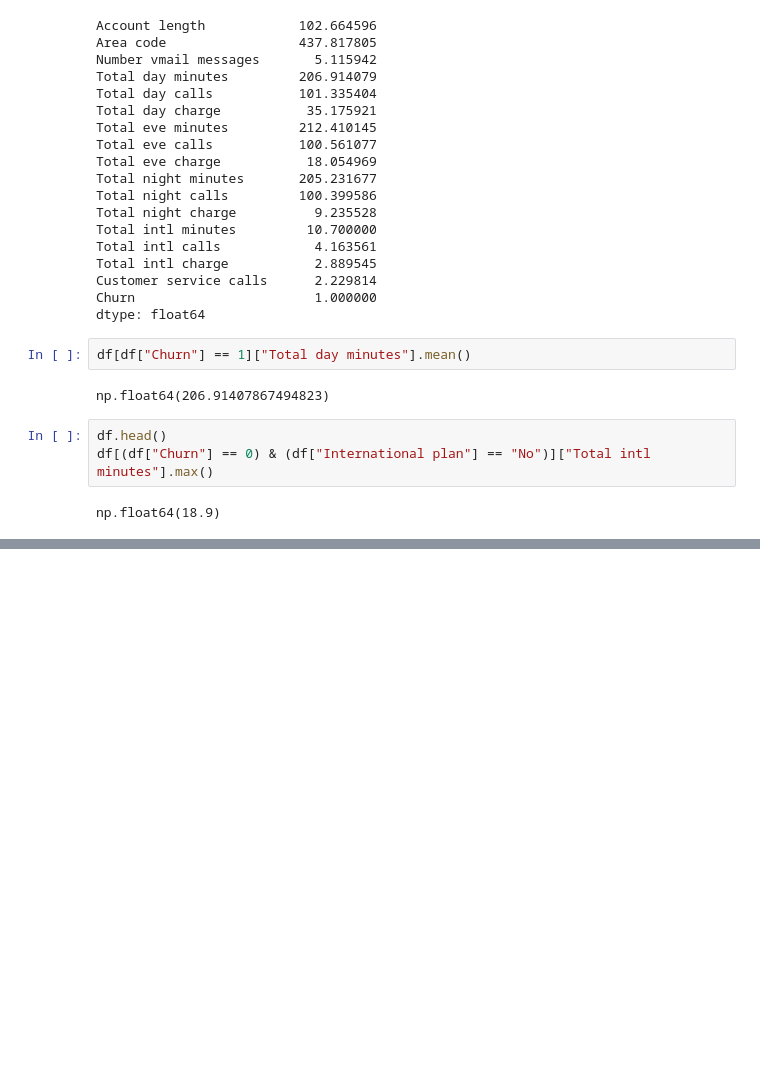
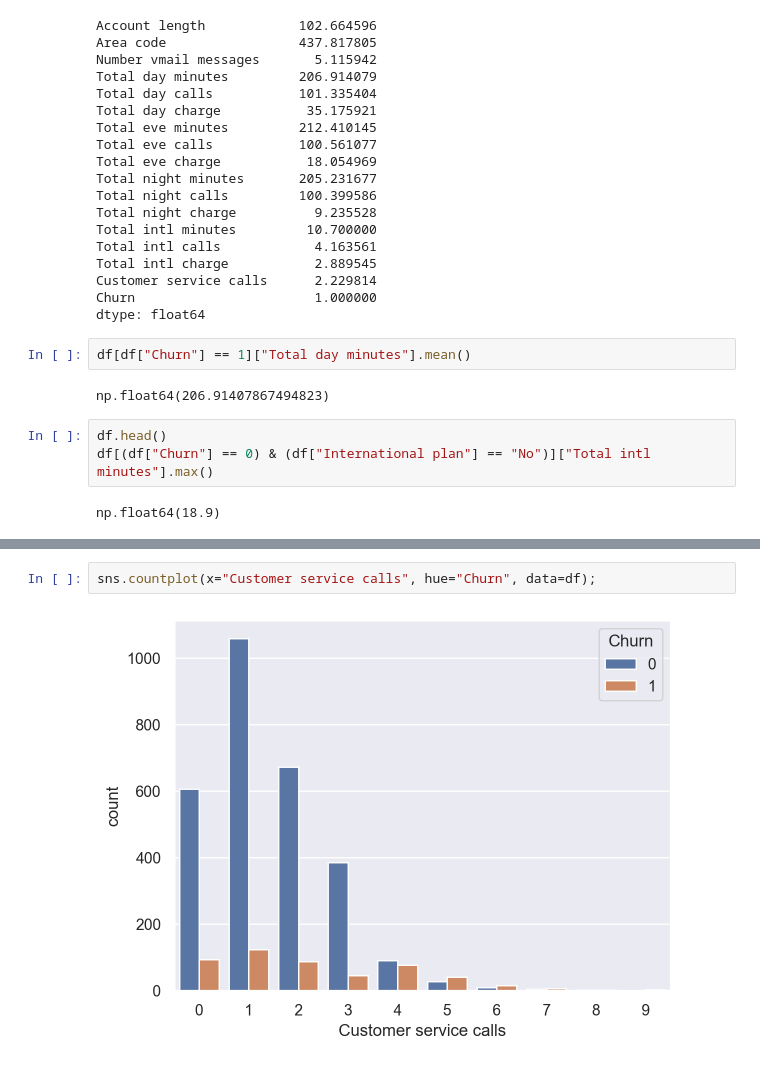
Before and after one commit to Yelgsef/MLcourse.ai, a Jupyter notebook: topic1.ipynb, the cells around one changed output, grey strips where cells are left out. Drawn from its saved outputs; the diff is of its cells as text; blank space fills up the shorter version.

```diff
--- a/topic1.ipynb
+++ b/topic1.ipynb
@@ -139,0 +334,4 @@ np.float64(18.9)
+# %%
+sns.countplot(x="Customer service calls", hue="Churn", data=df);
+# %% [output]
+[figure, added]
```
Also changed, not shown: parts of 22 cells of this notebook.
